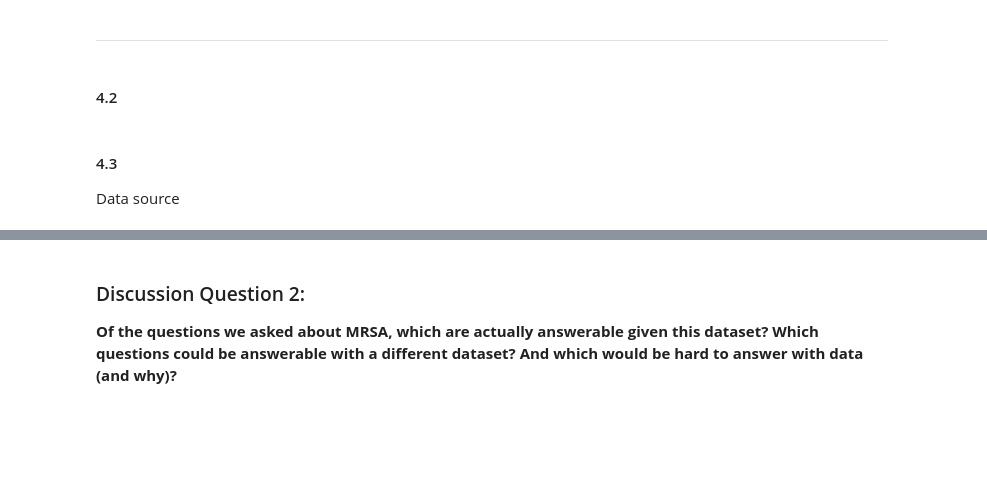
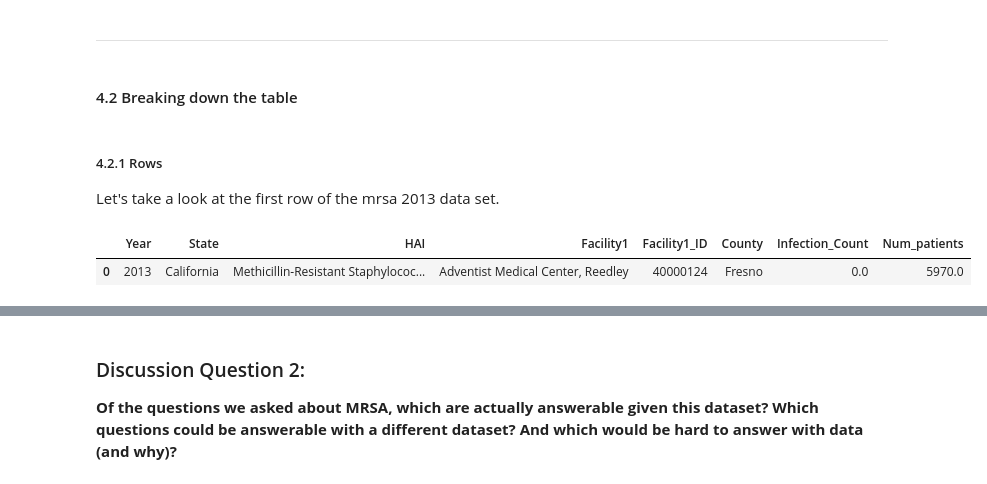
Before and after one commit to ds-modules/MCB-50, a Jupyter notebook: MCB-50 Draft 1.ipynb, the cells around one changed output, grey strips where cells are left out. Cells and saved outputs as stored; diff of their text form; code cells hidden in the pictures; blank space fills up the shorter version.

```diff
--- a/MCB-50 Draft 1.ipynb
+++ b/MCB-50 Draft 1.ipynb
@@ -146,4 +147,4 @@ mrsa_2013.head()
 # %% [markdown]
 ---
 # %% [markdown]
-#### 4.2
+#### 4.2 Breaking down the table
@@ -152,3 +151,9 @@ mrsa_2013.head()
-# %% [markdown]
-#### 4.3
-Data source
+# %% [markdown]
+##### 4.2.1 Rows
+
+Let's take a look at the first row of the mrsa 2013 data set.
+# %%
+mrsa_2013.take([0])
+# %% [output]
+|  | Year | State | HAI | Facility1 | Facility1_ID | County | Infection_Count | Num_patients |
+| 0 | 2013 | California | Methicillin-Resistant Staphylococ... | Adventist Medical Center, Reedley | 40000124 | Fresno | 0.0 | 5970.0 |
```
Also changed, not shown: parts of 16 cells of this notebook.
